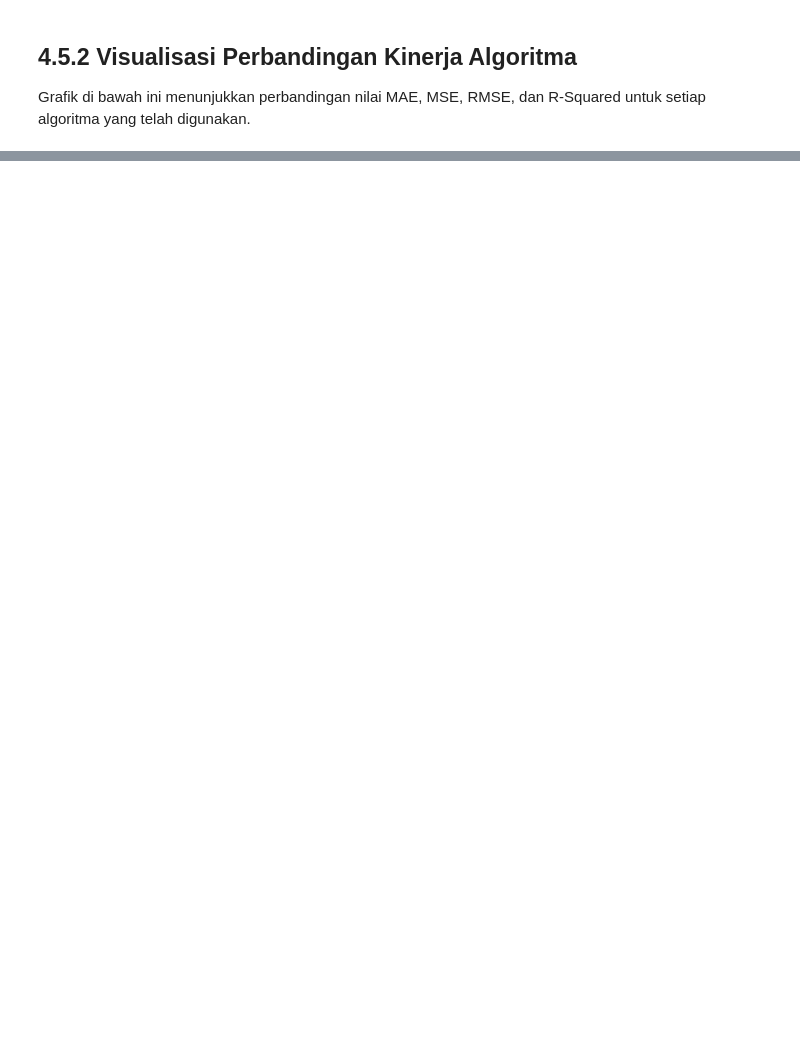
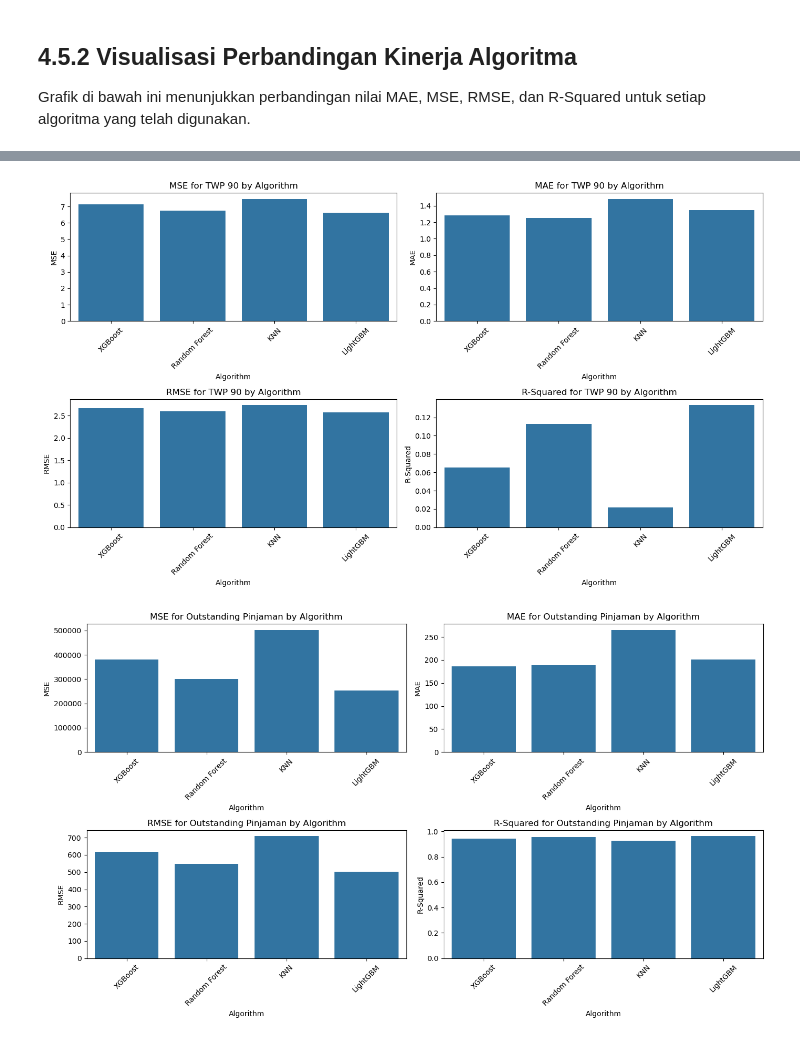
Before and after one commit to bangjamz/indra_tesis, a Jupyter notebook: Tesis Indra.ipynb, the cells around one changed output, grey strips where cells are left out. Cells and saved outputs as stored; diff of their text form; code cells hidden in the pictures; blank space fills up the shorter version.

```diff
--- a/Tesis Indra.ipynb
+++ b/Tesis Indra.ipynb
@@ -1079,0 +1579,40 @@ Penelitian ini memperkuat literatur sebelumnya dengan menunjukkan bahwa integras
+# %%
+# ==============================================================
+# Visualisasi Hasil Evaluasi TWP 90
+# ==============================================================
+import seaborn as sns
+import matplotlib.pyplot as plt
+
+# Plotting the evaluation metrics for TWP 90
+metrics = ['MSE', 'MAE', 'RMSE', 'R-Squared']
+
+plt.figure(figsize=(14, 8))
+
+for i, metric in enumerate(metrics):
+    plt.subplot(2, 2, i+1)
+    sns.barplot(x='Algorithm', y=metric, data=df_eval_twp90)
+    plt.title(f'{metric} for TWP 90 by Algorithm')
+    plt.xticks(rotation=45)
+
+plt.tight_layout()
+plt.show()
+
+# ==============================================================
+# Visualisasi Hasil Evaluasi Outstanding Pinjaman
+# ==============================================================
+# Plotting the evaluation metrics for Outstanding Pinjaman
+metrics = ['MSE', 'MAE', 'RMSE', 'R-Squared']
+
+plt.figure(figsize=(14, 8))
+
+for i, metric in enumerate(metrics):
+    plt.subplot(2, 2, i+1)
+    sns.barplot(x='Algorithm', y=metric, data=df_eval_outstanding)
+    plt.title(f'{metric} for Outstanding Pinjaman by Algorithm')
+    plt.xticks(rotation=45)
+
+plt.tight_layout()
+plt.show()
+# %% [output]
+[figure, added]
+[figure, added]
```
Also changed, not shown: parts of 61 cells of this notebook.
